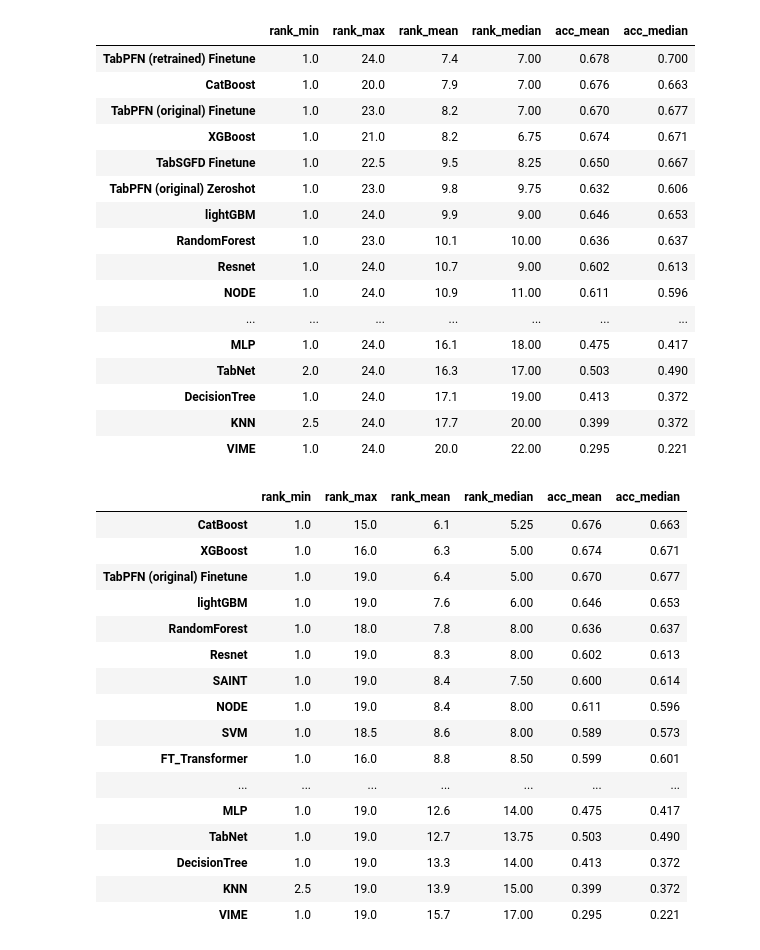
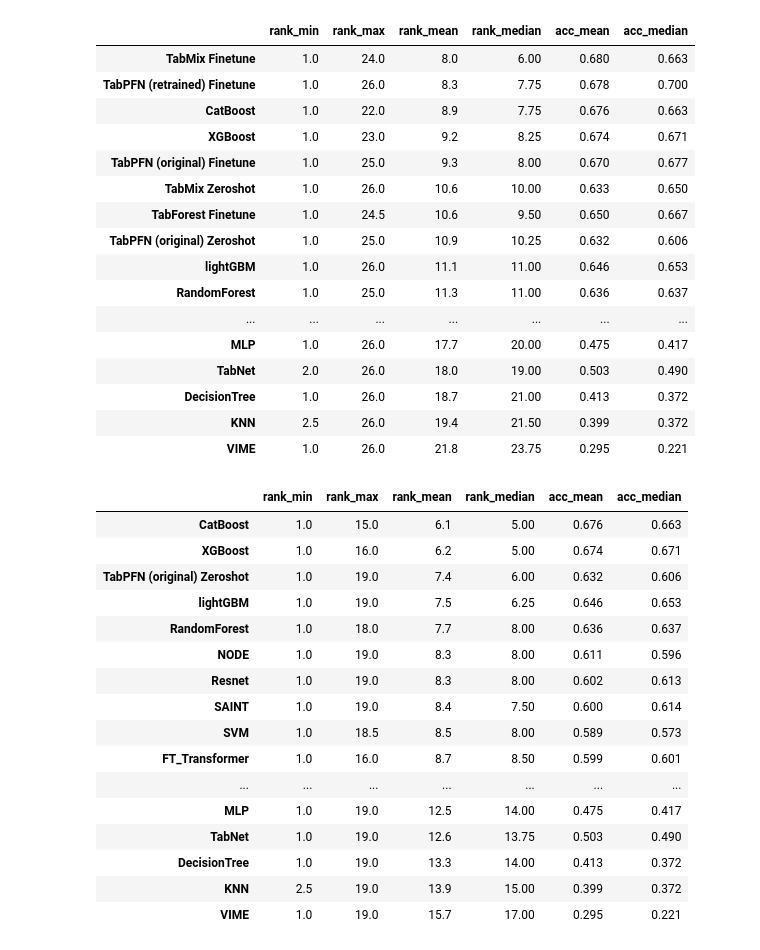
Before and after one commit to FelixdenBreejen/TabForestPFN, a Jupyter notebook: notebooks/analysis_ranking.ipynb, the cells around one changed output. Drawn from its saved outputs; the diff is of its cells as text; code cells hidden in the pictures.

```diff
--- a/notebooks/analysis_ranking.ipynb
+++ b/notebooks/analysis_ranking.ipynb
@@ -23,8 +23,10 @@ dss = [
     prepare_ds("TabPFN (original) Finetune", Path("outputs_done/tabzilla_tabpfn_orig_finetune/tabpfn-default-tabzilla_has_completed_runs")),
     prepare_ds("TabPFN (retrained) Zeroshot", Path("outputs_done/tabzilla_tabpfn_foun_zeroshot/foundation-default-tabzilla_has_completed_runs")),
     prepare_ds("TabPFN (retrained) Finetune", Path("outputs_done/tabzilla_tabpfn_foun_finetune/foundation-default-tabzilla_has_completed_runs")),
-    prepare_ds("TabSGFD Zeroshot", Path("outputs_done/tabzilla_tabsgfd_zeroshot/foundation-default-tabzilla_has_completed_runs")),
-    prepare_ds("TabSGFD Finetune", Path("outputs_done/tabzilla_tabsgfd_finetune/foundation-default-tabzilla_has_completed_runs")),
+    prepare_ds("TabForest Zeroshot", Path("outputs_done/tabzilla_tabsgfd_zeroshot/foundation-default-tabzilla_has_completed_runs")),
+    prepare_ds("TabForest Finetune", Path("outputs_done/tabzilla_tabsgfd_finetune/foundation-default-tabzilla_has_completed_runs")),
+    prepare_ds("TabMix Zeroshot", Path("outputs_done/foundation_mix_600k_zeroshot/foundation-default-tabzilla_has_completed_runs")),
+    prepare_ds("TabMix Finetune", Path("outputs_done/foundation_mix_600k_finetune/test_tabzilla_has_completed_runs")),
 ]
 
 ds = xr.merge([
@@ -44,20 +57,20 @@ make_ranking_table_(cfg_general, ds)
 |  | rank_min | rank_max | rank_mean | rank_median | acc_mean | acc_median |
-| TabPFN (retrained) Finetune | 1.0 | 24.0 | 7.4 | 7.00 | 0.678 | 0.700 |
-| CatBoost | 1.0 | 20.0 | 7.9 | 7.00 | 0.676 | 0.663 |
-| TabPFN (original) Finetune | 1.0 | 23.0 | 8.2 | 7.00 | 0.670 | 0.677 |
-| XGBoost | 1.0 | 21.0 | 8.2 | 6.75 | 0.674 | 0.671 |
-| TabSGFD Finetune | 1.0 | 22.5 | 9.5 | 8.25 | 0.650 | 0.667 |
-| TabPFN (original) Zeroshot | 1.0 | 23.0 | 9.8 | 9.75 | 0.632 | 0.606 |
-| lightGBM | 1.0 | 24.0 | 9.9 | 9.00 | 0.646 | 0.653 |
-| RandomForest | 1.0 | 23.0 | 10.1 | 10.00 | 0.636 | 0.637 |
-| Resnet | 1.0 | 24.0 | 10.7 | 9.00 | 0.602 | 0.613 |
-| NODE | 1.0 | 24.0 | 10.9 | 11.00 | 0.611 | 0.596 |
+| TabMix Finetune | 1.0 | 24.0 | 8.0 | 6.00 | 0.680 | 0.663 |
+| TabPFN (retrained) Finetune | 1.0 | 26.0 | 8.3 | 7.75 | 0.678 | 0.700 |
+| CatBoost | 1.0 | 22.0 | 8.9 | 7.75 | 0.676 | 0.663 |
+| XGBoost | 1.0 | 23.0 | 9.2 | 8.25 | 0.674 | 0.671 |
+| TabPFN (original) Finetune | 1.0 | 25.0 | 9.3 | 8.00 | 0.670 | 0.677 |
+| TabMix Zeroshot | 1.0 | 26.0 | 10.6 | 10.00 | 0.633 | 0.650 |
+| TabForest Finetune | 1.0 | 24.5 | 10.6 | 9.50 | 0.650 | 0.667 |
+| TabPFN (original) Zeroshot | 1.0 | 25.0 | 10.9 | 10.25 | 0.632 | 0.606 |
+| lightGBM | 1.0 | 26.0 | 11.1 | 11.00 | 0.646 | 0.653 |
+| RandomForest | 1.0 | 25.0 | 11.3 | 11.00 | 0.636 | 0.637 |
 | ... | ... | ... | ... | ... | ... | ... |
-| MLP | 1.0 | 24.0 | 16.1 | 18.00 | 0.475 | 0.417 |
-| TabNet | 2.0 | 24.0 | 16.3 | 17.00 | 0.503 | 0.490 |
-| DecisionTree | 1.0 | 24.0 | 17.1 | 19.00 | 0.413 | 0.372 |
-| KNN | 2.5 | 24.0 | 17.7 | 20.00 | 0.399 | 0.372 |
-| VIME | 1.0 | 24.0 | 20.0 | 22.00 | 0.295 | 0.221 |
+| MLP | 1.0 | 26.0 | 17.7 | 20.00 | 0.475 | 0.417 |
+| TabNet | 2.0 | 26.0 | 18.0 | 19.00 | 0.503 | 0.490 |
+| DecisionTree | 1.0 | 26.0 | 18.7 | 21.00 | 0.413 | 0.372 |
+| KNN | 2.5 | 26.0 | 19.4 | 21.50 | 0.399 | 0.372 |
+| VIME | 1.0 | 26.0 | 21.8 | 23.75 | 0.295 | 0.221 |
 # %%
 ds = xr.merge([
     ds_benchmark,
@@ -67,19 +80,19 @@ ds = xr.merge([
 make_ranking_table_(cfg_general, ds)
 # %% [output]
 |  | rank_min | rank_max | rank_mean | rank_median | acc_mean | acc_median |
-| CatBoost | 1.0 | 15.0 | 6.1 | 5.25 | 0.676 | 0.663 |
-| XGBoost | 1.0 | 16.0 | 6.3 | 5.00 | 0.674 | 0.671 |
-| TabPFN (original) Finetune | 1.0 | 19.0 | 6.4 | 5.00 | 0.670 | 0.677 |
-| lightGBM | 1.0 | 19.0 | 7.6 | 6.00 | 0.646 | 0.653 |
-| RandomForest | 1.0 | 18.0 | 7.8 | 8.00 | 0.636 | 0.637 |
+| CatBoost | 1.0 | 15.0 | 6.1 | 5.00 | 0.676 | 0.663 |
+| XGBoost | 1.0 | 16.0 | 6.2 | 5.00 | 0.674 | 0.671 |
+| TabPFN (original) Zeroshot | 1.0 | 19.0 | 7.4 | 6.00 | 0.632 | 0.606 |
+| lightGBM | 1.0 | 19.0 | 7.5 | 6.25 | 0.646 | 0.653 |
+| RandomForest | 1.0 | 18.0 | 7.7 | 8.00 | 0.636 | 0.637 |
+| NODE | 1.0 | 19.0 | 8.3 | 8.00 | 0.611 | 0.596 |
 | Resnet | 1.0 | 19.0 | 8.3 | 8.00 | 0.602 | 0.613 |
 | SAINT | 1.0 | 19.0 | 8.4 | 7.50 | 0.600 | 0.614 |
-| NODE | 1.0 | 19.0 | 8.4 | 8.00 | 0.611 | 0.596 |
-| SVM | 1.0 | 18.5 | 8.6 | 8.00 | 0.589 | 0.573 |
-| FT_Transformer | 1.0 | 16.0 | 8.8 | 8.50 | 0.599 | 0.601 |
+| SVM | 1.0 | 18.5 | 8.5 | 8.00 | 0.589 | 0.573 |
+| FT_Transformer | 1.0 | 16.0 | 8.7 | 8.50 | 0.599 | 0.601 |
 | ... | ... | ... | ... | ... | ... | ... |
-| MLP | 1.0 | 19.0 | 12.6 | 14.00 | 0.475 | 0.417 |
-| TabNet | 1.0 | 19.0 | 12.7 | 13.75 | 0.503 | 0.490 |
+| MLP | 1.0 | 19.0 | 12.5 | 14.00 | 0.475 | 0.417 |
+| TabNet | 1.0 | 19.0 | 12.6 | 13.75 | 0.503 | 0.490 |
 | DecisionTree | 1.0 | 19.0 | 13.3 | 14.00 | 0.413 | 0.372 |
 | KNN | 2.5 | 19.0 | 13.9 | 15.00 | 0.399 | 0.372 |
 | VIME | 1.0 | 19.0 | 15.7 | 17.00 | 0.295 | 0.221 |
```
Also changed, not shown: parts of 6 cells of this notebook, 1 other file.
